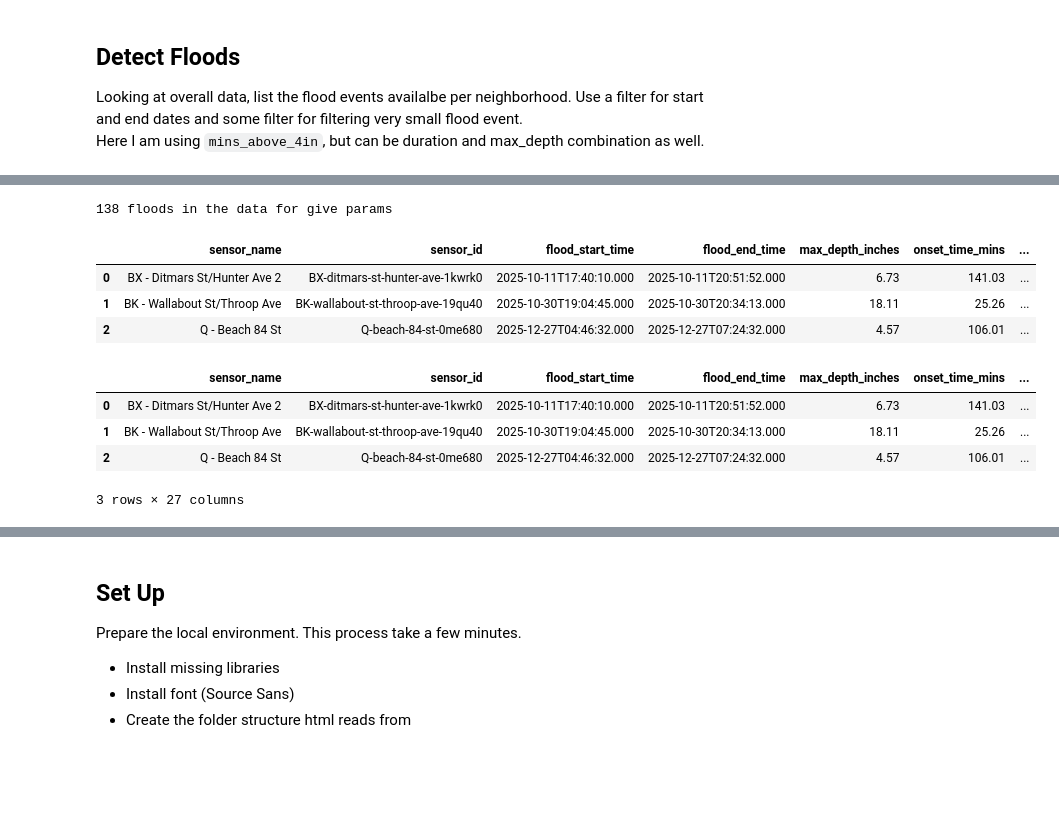
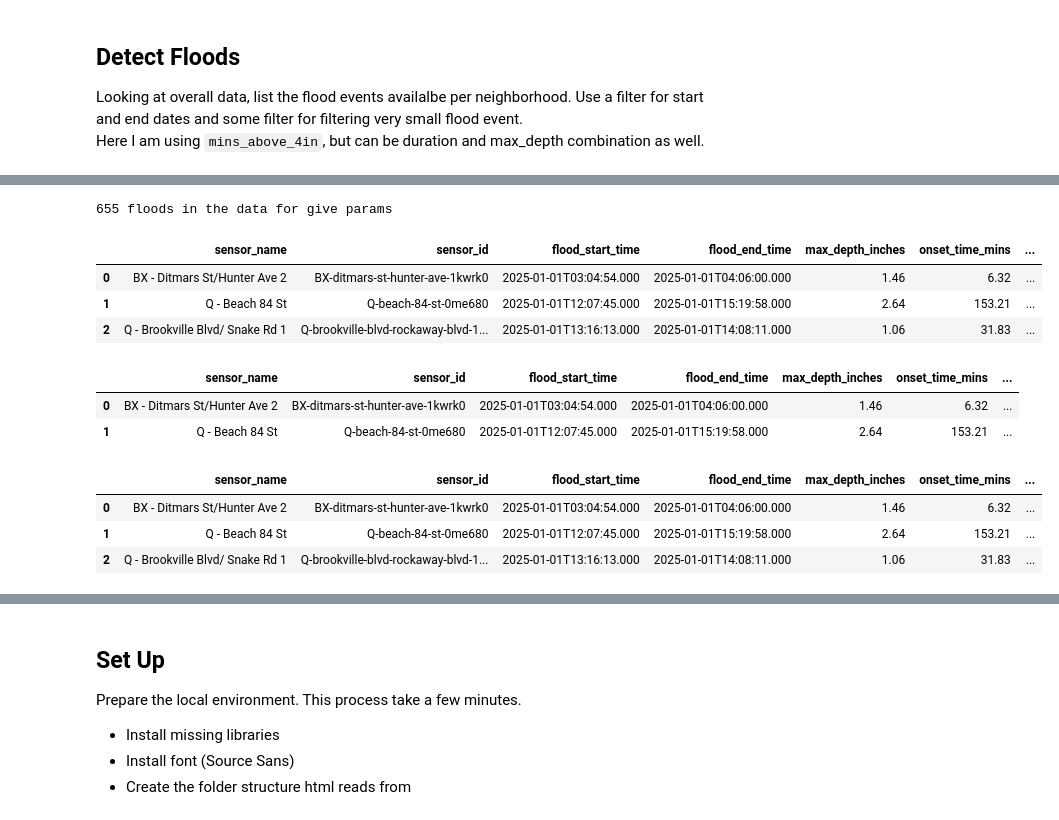
Before and after one commit to cankadir/FloodAnalysis, a Jupyter notebook: auto-reports/250519_Auto_Local_Reports_v3.ipynb, the cells around one changed output, grey strips where cells are left out. Drawn from its saved outputs; the diff is of its cells as text; code cells hidden in the pictures; blank space fills up the shorter version.

```diff
--- a/auto-reports/250519_Auto_Local_Reports_v3.ipynb
+++ b/auto-reports/250519_Auto_Local_Reports_v3.ipynb
@@ -70,0 +71,5 @@ ax.axis("off");
+# %%
+sensor_list['date_installed'] = pd.to_datetime( sensor_list['date_installed'] )
+sensor_list['days_active'] = (pd.Timestamp.now() - sensor_list['date_installed']).dt.total_seconds().div(60*60*24) #calculate days since installation
+sensor_list = sensor_list[ sensor_list['days_active'] > 180 ].copy()
+sensor_list.head(3)
@@ -71,28 +81,43 @@ ax.axis("off");
 # %%
-measured_events_query = f"{measured_events_url}?\
-$where=flood_start_time >= '{query_date_start}T00:00:00' AND flood_start_time < '{query_date_end}T00:00:00'\
-AND duration_above_4_inches_mins > {mins_above_4in}"
+measured_events_query = (
+    f"{measured_events_url}?$where="
+    f"flood_start_time >= '{query_date_start}T00:00:00' "
+    f"AND flood_start_time < '{query_date_end}T00:00:00' "
+    f"AND max_depth_inches > 1"
+    f"&$limit=10000"
+)
 
 r = requests.get( measured_events_query )
 data = r.json()
 flood_list = pd.DataFrame().from_records( data )
+
+flood_list = flood_list[ flood_list['sensor_id'].isin(sensor_list['sensor_id'].unique()) ].copy() #remove floods from sensors installed < 6 mo
 print( flood_list.shape[0] , "floods in the data for give params")
+
 flood_list.head(3)
 # %% [output]
-138 floods in the data for give params
+655 floods in the data for give params
 |  | sensor_name | sensor_id | flood_start_time | flood_end_time | max_depth_inches | onset_time_mins | ... |
-| 0 | BX - Ditmars St/Hunter Ave 2 | BX-ditmars-st-hunter-ave-1kwrk0 | 2025-10-11T17:40:10.000 | 2025-10-11T20:51:52.000 | 6.73 | 141.03 | ... |
-| 1 | BK - Wallabout St/Throop Ave | BK-wallabout-st-throop-ave-19qu40 | 2025-10-30T19:04:45.000 | 2025-10-30T20:34:13.000 | 18.11 | 25.26 | ... |
-| 2 | Q - Beach 84 St | Q-beach-84-st-0me680 | 2025-12-27T04:46:32.000 | 2025-12-27T07:24:32.000 | 4.57 | 106.01 | ... |
+| 0 | BX - Ditmars St/Hunter Ave 2 | BX-ditmars-st-hunter-ave-1kwrk0 | 2025-01-01T03:04:54.000 | 2025-01-01T04:06:00.000 | 1.46 | 6.32 | ... |
+| 1 | Q - Beach 84 St | Q-beach-84-st-0me680 | 2025-01-01T12:07:45.000 | 2025-01-01T15:19:58.000 | 2.64 | 153.21 | ... |
+| 2 | Q - Brookville Blvd/ Snake Rd 1 | Q-brookville-blvd-rockaway-blvd-1... | 2025-01-01T13:16:13.000 | 2025-01-01T14:08:11.000 | 1.06 | 31.83 | ... |
+# %%
+flood_list['flood_start_time_ny'] = pd.to_datetime(flood_list['flood_start_time'], utc=True).dt.tz_convert("America/New_York")
+flood_list['flood_end_time_ny'] = pd.to_datetime(flood_list['flood_end_time'], utc=True).dt.tz_convert("America/New_York")
+flood_list.head(2)
+# %% [output]
+|  | sensor_name | sensor_id | flood_start_time | flood_end_time | max_depth_inches | onset_time_mins | ... |
+| 0 | BX - Ditmars St/Hunter Ave 2 | BX-ditmars-st-hunter-ave-1kwrk0 | 2025-01-01T03:04:54.000 | 2025-01-01T04:06:00.000 | 1.46 | 6.32 | ... |
+| 1 | Q - Beach 84 St | Q-beach-84-st-0me680 | 2025-01-01T12:07:45.000 | 2025-01-01T15:19:58.000 | 2.64 | 153.21 | ... |
 # %%
 flood_list_wlocs = flood_list.join( sensor_list[['sensor_id','geometry']].set_index('sensor_id'), on="sensor_id" )
 flood_list_wlocs = gpd.GeoDataFrame( flood_list_wlocs, geometry='geometry', crs=4326 )
-flood_list_wlocs = gpd.sjoin( flood_list_wlocs.to_crs(2263), ntas , how='left', predicate='within')
+flood_list_wlocs = gpd.sjoin( flood_list_wlocs.to_crs(3857), ntas , how='left', predicate='within')
 
+# print( flood_list_wlocs.shape[0] )
 flood_list_wlocs.head(3)
 # %% [output]
 |  | sensor_name | sensor_id | flood_start_time | flood_end_time | max_depth_inches | onset_time_mins | ... |
-| 0 | BX - Ditmars St/Hunter Ave 2 | BX-ditmars-st-hunter-ave-1kwrk0 | 2025-10-11T17:40:10.000 | 2025-10-11T20:51:52.000 | 6.73 | 141.03 | ... |
-| 1 | BK - Wallabout St/Throop Ave | BK-wallabout-st-throop-ave-19qu40 | 2025-10-30T19:04:45.000 | 2025-10-30T20:34:13.000 | 18.11 | 25.26 | ... |
-| 2 | Q - Beach 84 St | Q-beach-84-st-0me680 | 2025-12-27T04:46:32.000 | 2025-12-27T07:24:32.000 | 4.57 | 106.01 | ... |
+| 0 | BX - Ditmars St/Hunter Ave 2 | BX-ditmars-st-hunter-ave-1kwrk0 | 2025-01-01T03:04:54.000 | 2025-01-01T04:06:00.000 | 1.46 | 6.32 | ... |
+| 1 | Q - Beach 84 St | Q-beach-84-st-0me680 | 2025-01-01T12:07:45.000 | 2025-01-01T15:19:58.000 | 2.64 | 153.21 | ... |
+| 2 | Q - Brookville Blvd/ Snake Rd 1 | Q-brookville-blvd-rockaway-blvd-1... | 2025-01-01T13:16:13.000 | 2025-01-01T14:08:11.000 | 1.06 | 31.83 | ... |
-3 rows × 27 columns
```
Also changed, not shown: parts of 55 cells of this notebook, 2 other files.
